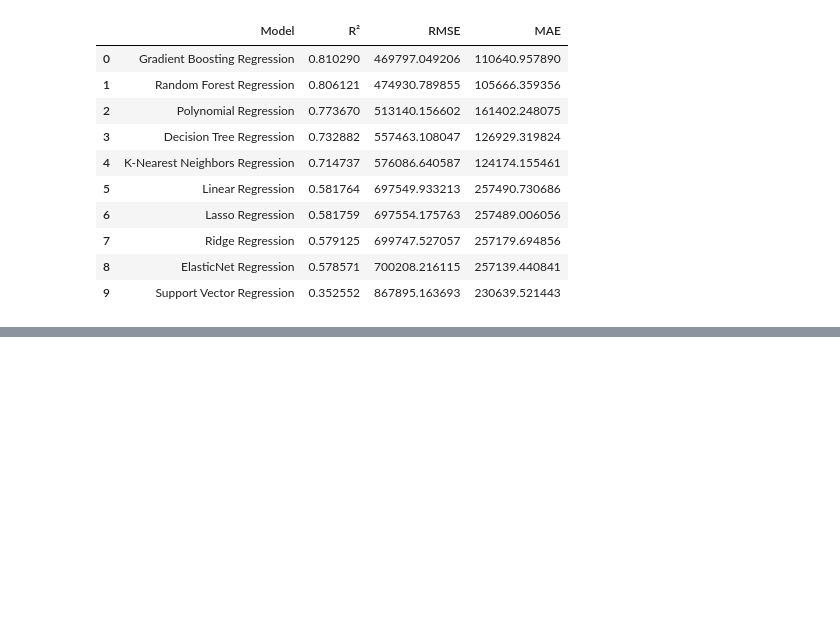
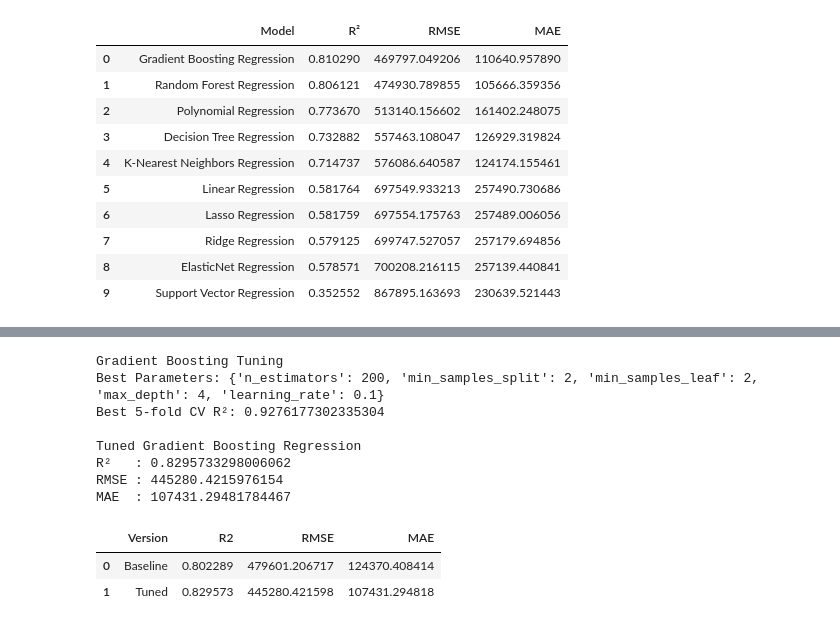
Before and after one commit to ML-Capstone-Review/ML-Capstone-Project, a Jupyter notebook: notebooks/Regression.ipynb, the cells around one changed output, grey strips where cells are left out. Cells and saved outputs as stored; diff of their text form; code cells hidden in the pictures; blank space fills up the shorter version.

```diff
--- a/notebooks/Regression.ipynb
+++ b/notebooks/Regression.ipynb
@@ -1593,0 +1667,64 @@ my_results
+# %%
+# Gradient Boosting Hyperparameter Tuning
+
+gbr = GradientBoostingRegressor(random_state=42)
+
+param_grid = {
+    "n_estimators": [100, 150, 200, 250, 300],
+    "learning_rate": [0.02, 0.03, 0.05, 0.08, 0.1],
+    "max_depth": [2, 3, 4, 5],
+    "min_samples_split": [2, 5, 10],
+    "min_samples_leaf": [1, 2, 4]
+}
+
+gbr_search = RandomizedSearchCV(
+    estimator=gbr,
+    param_distributions=param_grid,
+    n_iter=20,
+    cv=5,
+    scoring="r2",
+    random_state=42,
+    n_jobs=-1
+)
+
+gbr_search.fit(X_train, y_train)
+
+best_gbr = gbr_search.best_estimator_
+
+print("Gradient Boosting Tuning")
+print("Best Parameters:", gbr_search.best_params_)
+print("Best 5-fold CV R²:", gbr_search.best_score_)
+
+# Evaluate the tuned model on the untouched held-out test set
+
+y_pred_gbr_tuned = best_gbr.predict(X_test)
+
+gbr_tuned_r2 = r2_score(y_test, y_pred_gbr_tuned)
+gbr_tuned_rmse = np.sqrt(mean_squared_error(y_test, y_pred_gbr_tuned))
+gbr_tuned_mae = mean_absolute_error(y_test, y_pred_gbr_tuned)
+
+print("\nTuned Gradient Boosting Regression")
+print("R²   :", gbr_tuned_r2)
+print("RMSE :", gbr_tuned_rmse)
+print("MAE  :", gbr_tuned_mae)
+
+# Baseline vs tuned comparison
+gradient_comparison = pd.DataFrame({
+    "Version": ["Baseline", "Tuned"],
+    "R2": [r2_gradient, gbr_tuned_r2],
+    "RMSE": [rmse_gradient, gbr_tuned_rmse],
+    "MAE": [mae_gradient, gbr_tuned_mae]
+})
+gradient_comparison
+# %% [output]
+Gradient Boosting Tuning
+Best Parameters: {'n_estimators': 200, 'min_samples_split': 2, 'min_samples_leaf': 2, 'max_depth': 4, 'learning_rate': 0.1}
+Best 5-fold CV R²: 0.9276177302335304
+
+Tuned Gradient Boosting Regression
+R²   : 0.8295733298006062
+RMSE : 445280.4215976154
+MAE  : 107431.29481784467
+|  | Version | R2 | RMSE | MAE |
+| 0 | Baseline | 0.802289 | 479601.206717 | 124370.408414 |
+| 1 | Tuned | 0.829573 | 445280.421598 | 107431.294818 |
```
Also changed, not shown: parts of 16 cells of this notebook.
